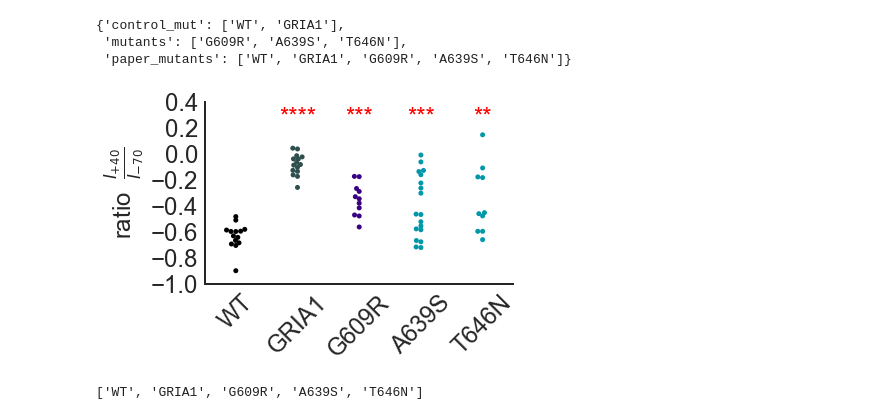
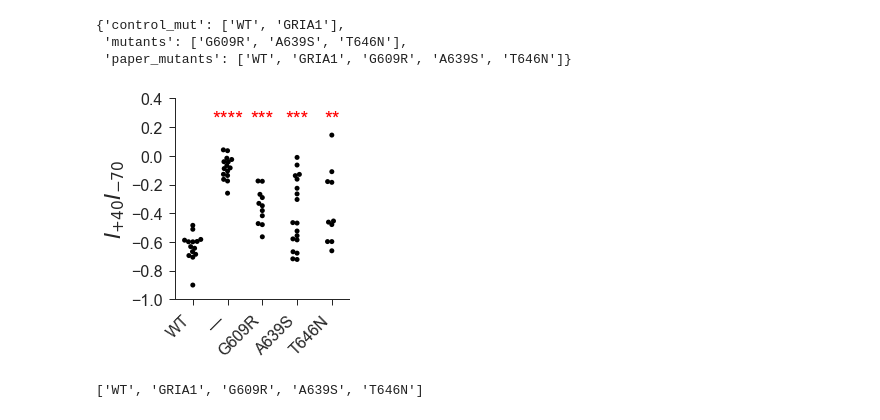
Before and after one commit to KullmannLab/AMPA_Synaptopathies, a Jupyter notebook: RampFigures.ipynb, the cells around one changed output. Cells and saved outputs as stored; diff of their text form; code cells hidden in the pictures.

```diff
--- a/RampFigures.ipynb
+++ b/RampFigures.ipynb
@@ -118,45 +116,45 @@ pal = {'A639S':EE, 'A643T':Con, 'F644L':ID, 'G609R':ID, 'G745V':ID, 'G778A':ID,
 
 
 def swarmplot_format(fontsize=24):
-    sns.set_style("white", {"axes.linewidth": 2})
-    plt.xticks(rotation=45, size=fontsize)
+    sns.set_style("ticks", {"axes.linewidth": 1})
+    plt.xticks(range(5), ('WT', '—', 'G609R', 'A639S', 'T646N'), rotation=45, size=fontsize, ha='right')
     plt.xlabel('')
     plt.yticks(size=fontsize)
-    plt.ylabel('ratio  ' + r'$\frac{I_{+40}}{I_{-70}}$', size=fontsize)
+    plt.ylabel('${I_{+40} } {I_{-70}}$', size=22)
     #sns.despine(bottom = True, left=True, trim=True)
     sns.despine()
     plt.tight_layout()
 
 
 
 
-
-fig = sns.swarmplot(x=df_RIpaper['Mutant'], y=df_RIpaper['RI'], order = paper_mutants, color='black', palette=pal)
-swarmplot_format()
+plt.figure(figsize=(3.8,4))
+fig = sns.swarmplot(x=df_RIpaper['Mutant'], y=df_RIpaper['RI'], order = paper_mutants, color='black')
+swarmplot_format(fontsize=16)
 plt.ylim(-1, 0.4)
 
 #Annotation:
 mutant_order = ['WT', 'GRIA1', 'G609R', 'A639S', 'T646N']
 signif = ['', '****', '***', '***', '**']
 
 y = df_RIpaper['RI'].max()
 h = y*1.3
 
-def sig_stars(height, star_list, color='black', size=24):
+def sig_stars(height, star_list, color='black', size=20):
     for x in range(0, len(star_list)):
         plt.text(x, h, star_list[x], ha='center', va='bottom', color=color, size=size)
         pass
 
 sig_stars(h, signif, color='red')
 
 
-plt.savefig('RectRatio_poster.pdf', transparent=True)
+plt.savefig('RectRatio_monochrome_small.pdf', transparent=True)
 plt.show()
 
 
 plt.show()
 # %% [output]
-[figure, old version]
+[figure, new version]
 # %%
 df1 = df_RIpaper.pivot(columns='Mutant', index=None, values='RI')
 df2 = df_RI_all.pivot(columns='Mutant', index=None, values='RI')
```
Also changed, not shown: parts of 1 cell of this notebook, 1 other file.
